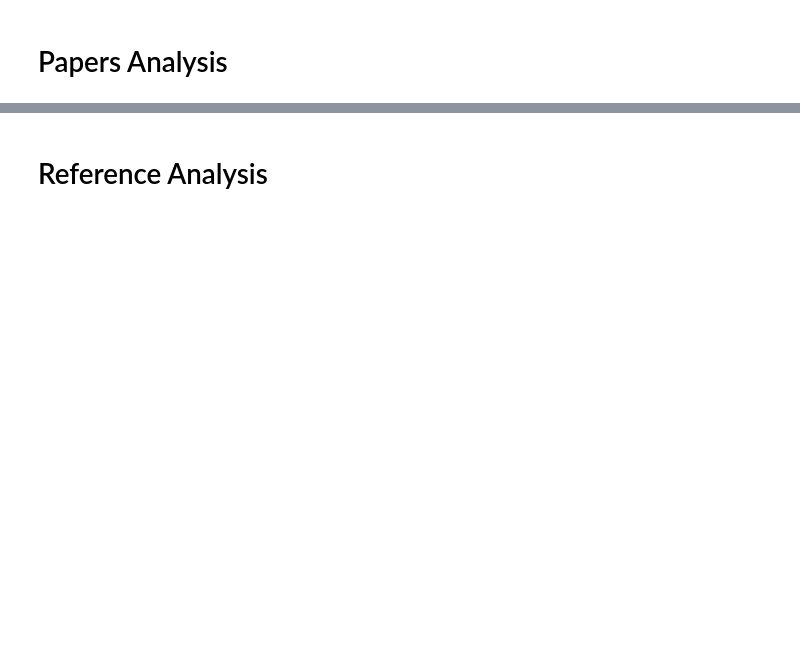
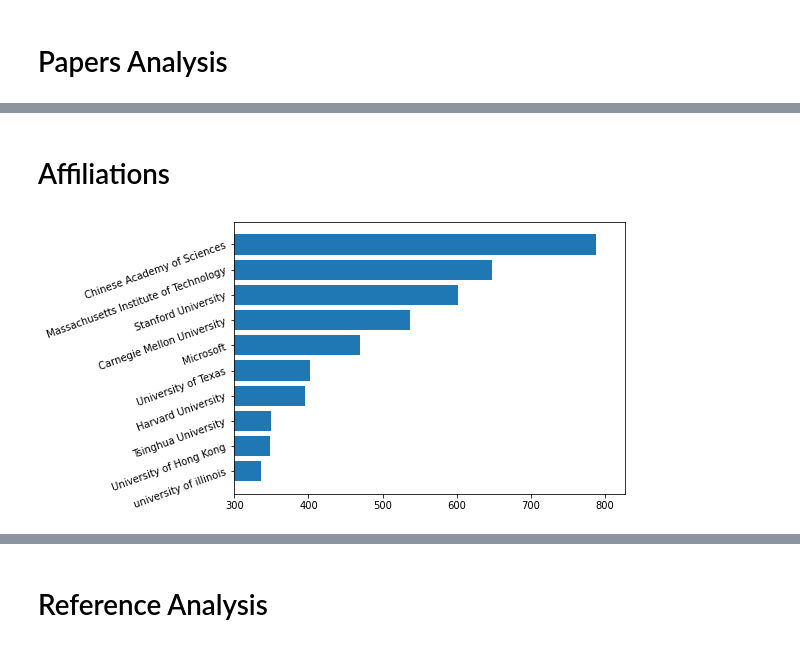
Before and after one commit to daviddung1993/Thesis-Project-How-blind-really-is-a-blind-peer-review-, a Jupyter notebook: Jupyter_notebooks/Data Analysis.ipynb, the cells around one changed output, grey strips where cells are left out. Cells and saved outputs as stored; diff of their text form; code cells hidden in the pictures; blank space fills up the shorter version.

```diff
--- a/Jupyter_notebooks/Data Analysis.ipynb
+++ b/Jupyter_notebooks/Data Analysis.ipynb
@@ -92 +84,16 @@ journalDistribution
  ...]
+# %% [markdown]
+# Affiliations
+# %%
+cursor.execute("select Name, count(*) from affiliatedTo a, Affiliations a2 where a.affiliatedTo = a2.AffiliationID group by affiliatedTo, Name order by count(*) DESC")
+data = cursor.fetchall()
+labels = list(reversed([x[0] for x in data][1:11]))
+aff_distribution = list(reversed([x[1] for x in data][1:11]))
+y_pos = np.arange(len(aff_distribution))
+fig, ax = plt.subplots(figsize=(7, 5))
+ax.set_yticks(y_pos, labels=labels)
+ax.barh(y_pos, aff_distribution, align='center')
+ax.set_xlim(xmin=300)
+ax.tick_params(axis='y', labelrotation=20)
+# %% [output]
+[figure, added]
```
Also changed, not shown: parts of 33 cells of this notebook, 8 other files.
